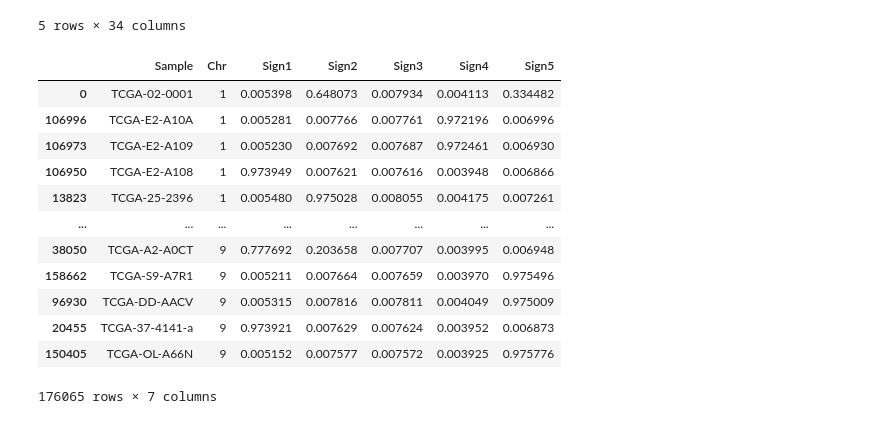
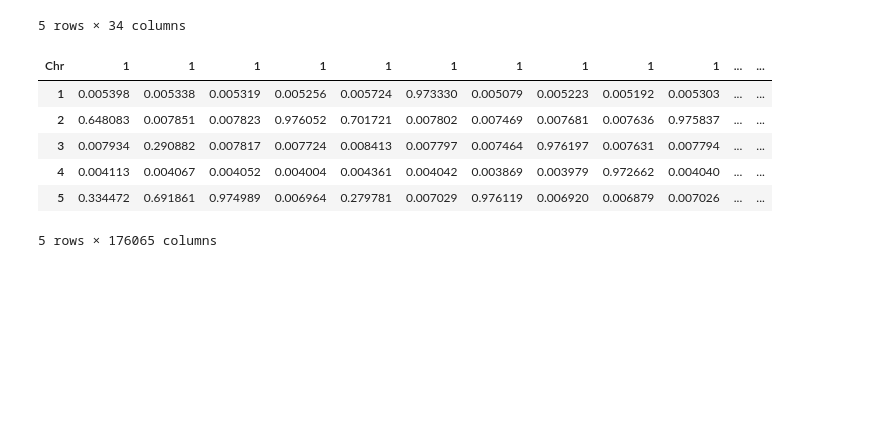
Before and after one commit to janneah/cns, a Jupyter notebook: notebooks/correlation.ipynb, the cells around one changed output. Drawn from its saved outputs; the diff is of its cells as text; code cells hidden in the pictures; blank space fills up the shorter version.

```diff
--- a/notebooks/correlation.ipynb
+++ b/notebooks/correlation.ipynb
@@ -25,36 +25,6 @@ df = file.drop(['Sample', 'Chr'], axis = 1)
 listedDf = df.values.tolist()
 dirichlet_dict = corpora.Dictionary(listedDf)
 bow_corpus = [dirichlet_dict.doc2bow(text) for text in listedDf]
-# %%
-topics = lda.get_document_topics(bow = bow_corpus, minimum_probability = 0)
-columns = [[],[],[],[],[]]
-for topic in topics:
-    for w in topic:
-        columns[w[0]].append(w[1])
-# print(columns)
-new_df = pd.DataFrame(file['Sample'])
-new_df['Chr'] = file['Chr']
-new_df['Sign1'] = columns[0]
-new_df['Sign2'] = columns[1]
-new_df['Sign3'] = columns[2]
-new_df['Sign4'] = columns[3]
-new_df['Sign5'] = columns[4]
-new_df = new_df.sort_values(by='Chr')
-new_df
-# %% [output]
-|  | Sample | Chr | Sign1 | Sign2 | Sign3 | Sign4 | Sign5 |
-| 0 | TCGA-02-0001 | 1 | 0.005398 | 0.648073 | 0.007934 | 0.004113 | 0.334482 |
-| 106996 | TCGA-E2-A10A | 1 | 0.005281 | 0.007766 | 0.007761 | 0.972196 | 0.006996 |
-| 106973 | TCGA-E2-A109 | 1 | 0.005230 | 0.007692 | 0.007687 | 0.972461 | 0.006930 |
-| 106950 | TCGA-E2-A108 | 1 | 0.973949 | 0.007621 | 0.007616 | 0.003948 | 0.006866 |
-| 13823 | TCGA-25-2396 | 1 | 0.005480 | 0.975028 | 0.008055 | 0.004175 | 0.007261 |
-| ... | ... | ... | ... | ... | ... | ... | ... |
-| 38050 | TCGA-A2-A0CT | 9 | 0.777692 | 0.203658 | 0.007707 | 0.003995 | 0.006948 |
-| 158662 | TCGA-S9-A7R1 | 9 | 0.005211 | 0.007664 | 0.007659 | 0.003970 | 0.975496 |
-| 96930 | TCGA-DD-AACV | 9 | 0.005315 | 0.007816 | 0.007811 | 0.004049 | 0.975009 |
-| 20455 | TCGA-37-4141-a | 9 | 0.973921 | 0.007629 | 0.007624 | 0.003952 | 0.006873 |
-| 150405 | TCGA-OL-A66N | 9 | 0.005152 | 0.007577 | 0.007572 | 0.003925 | 0.975776 |
-176065 rows × 7 columns
 # %%
 def create_heatmap(model, df):
     topics = lda.get_document_topics(bow = bow_corpus, minimum_probability = 0)
@@ -81,2 +48,12 @@ def create_heatmap(model, df):
 # %%
-heatmap_df = create_heatmap(lda, file)
+weights_df = create_heatmap(lda, file)
+heatmap_df = weights_df.drop('Sample', axis = 1).set_index('Chr').transpose()
+heatmap_df
+# %% [output]
+| Chr | 1 | 1 | 1 | 1 | 1 | 1 | 1 | 1 | 1 | 1 | ... | ... |
+| 1 | 0.005398 | 0.005338 | 0.005319 | 0.005256 | 0.005724 | 0.973330 | 0.005079 | 0.005223 | 0.005192 | 0.005303 | ... | ... |
+| 2 | 0.648083 | 0.007851 | 0.007823 | 0.976052 | 0.701721 | 0.007802 | 0.007469 | 0.007681 | 0.007636 | 0.975837 | ... | ... |
+| 3 | 0.007934 | 0.290882 | 0.007817 | 0.007724 | 0.008413 | 0.007797 | 0.007464 | 0.976197 | 0.007631 | 0.007794 | ... | ... |
+| 4 | 0.004113 | 0.004067 | 0.004052 | 0.004004 | 0.004361 | 0.004042 | 0.003869 | 0.003979 | 0.972662 | 0.004040 | ... | ... |
+| 5 | 0.334472 | 0.691861 | 0.974989 | 0.006964 | 0.279781 | 0.007029 | 0.976119 | 0.006920 | 0.006879 | 0.007026 | ... | ... |
+5 rows × 176065 columns
```
Also changed, not shown: parts of 5 cells of this notebook, 4 other files.
